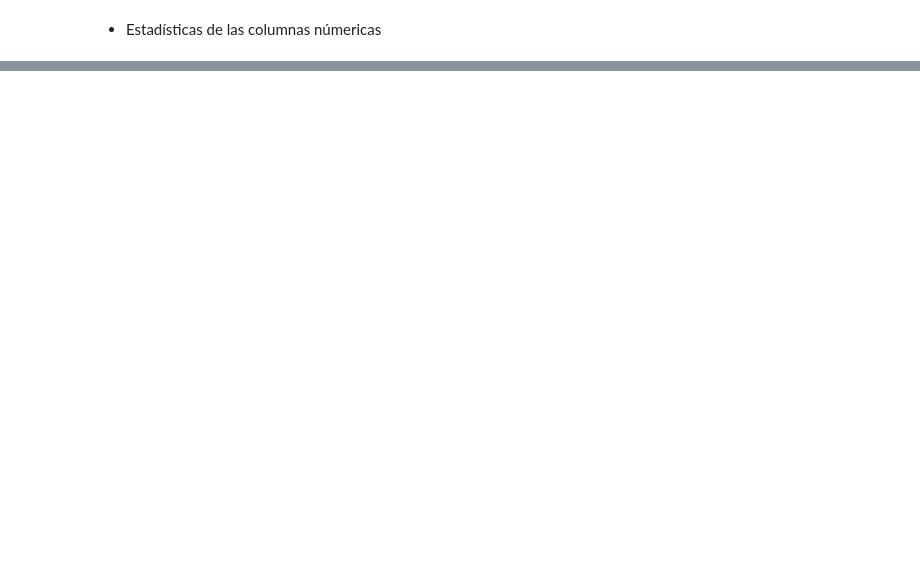
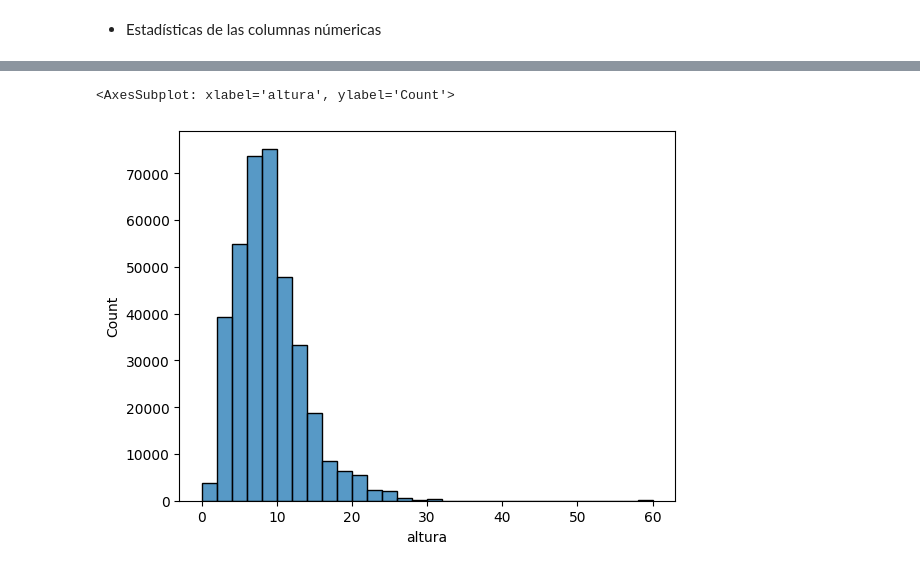
Before and after one commit to joregat/Proyecto-Piloto, a Jupyter notebook: main.ipynb, the cells around one changed output, grey strips where cells are left out. Drawn from its saved outputs; the diff is of its cells as text; code cells hidden in the pictures; blank space fills up the shorter version.

```diff
--- a/main.ipynb
+++ b/main.ipynb
@@ -115,0 +118,3 @@ data_arbolado.describe()
+# %%
+data_err = data_arbolado[(data_arbolado.altura == 0) & (data_arbolado.diametro == 0)]
+data_err
@@ -115,0 +139,6 @@ data_arbolado.describe()
+# %%
+# Obtengo una lista con los índices de las instancias que contienen dicho error.
+indices_errores = list(data_err.index.values.tolist())
+# Extraemos del dataset dichas instancias.
+data_arbolado = data_arbolado.drop(indices_errores)
+print(f"El dataset ahora tiene {data_arbolado.shape[0]} filas y {data_arbolado.shape[1]} columnas.")
@@ -115,0 +170,5 @@ data_arbolado.describe()
+# %%
+sns.histplot(data=data_arbolado, x="altura", binwidth=2)
+# %% [output]
+<AxesSubplot: xlabel='altura', ylabel='Count'>
+[figure, added]
```
Also changed, not shown: parts of 35 cells of this notebook, 5 other files.
